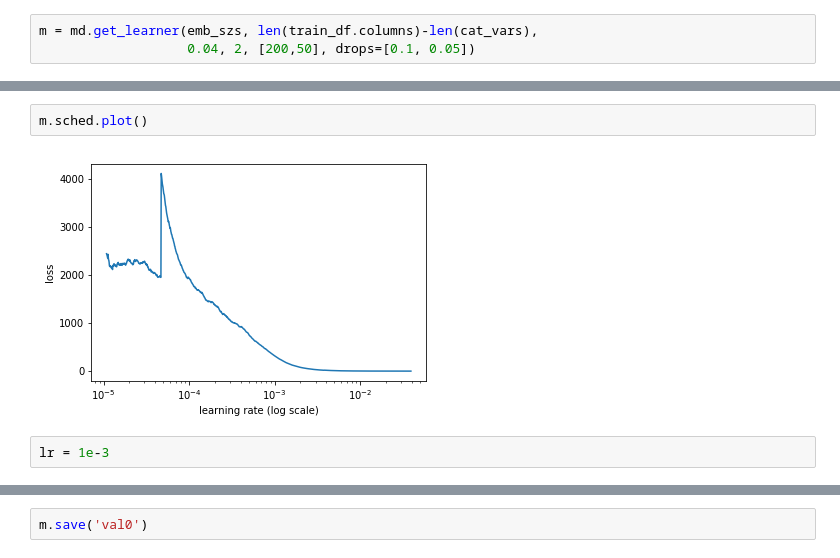
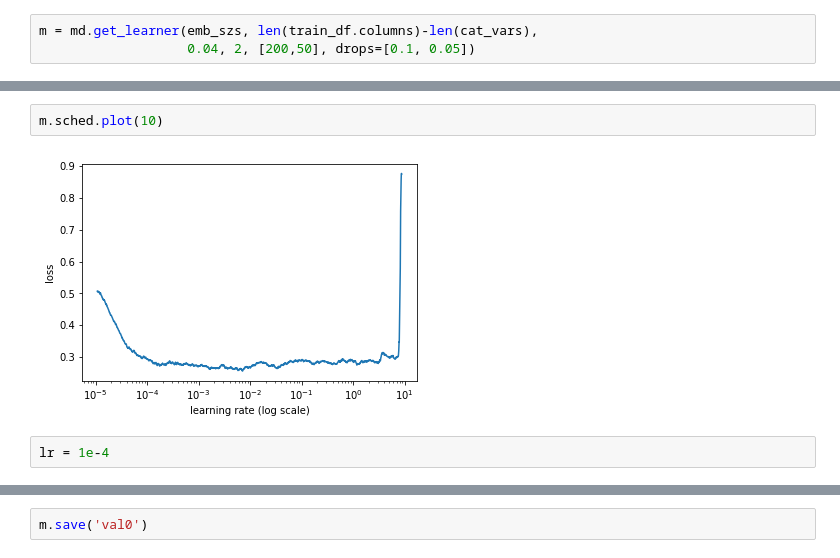
Before and after one commit to cheeseblubber/kaggle-credit-default-competition, a Jupyter notebook: Default-Rate-V1.ipynb, the cells around one changed output, grey strips where cells are left out. Drawn from its saved outputs; the diff is of its cells as text.

```diff
--- a/Default-Rate-V1.ipynb
+++ b/Default-Rate-V1.ipynb
@@ -470,8 +504,8 @@ m.lr_find()
 # %% [output]
 [interactive output not drawn]
 # %%
-m.sched.plot()
+m.sched.plot(10)
 # %% [output]
-[figure, old version]
+[figure, new version]
 # %%
-lr = 1e-3
+lr = 1e-4
```
Also changed, not shown: parts of 42 cells of this notebook, 16 other files.
